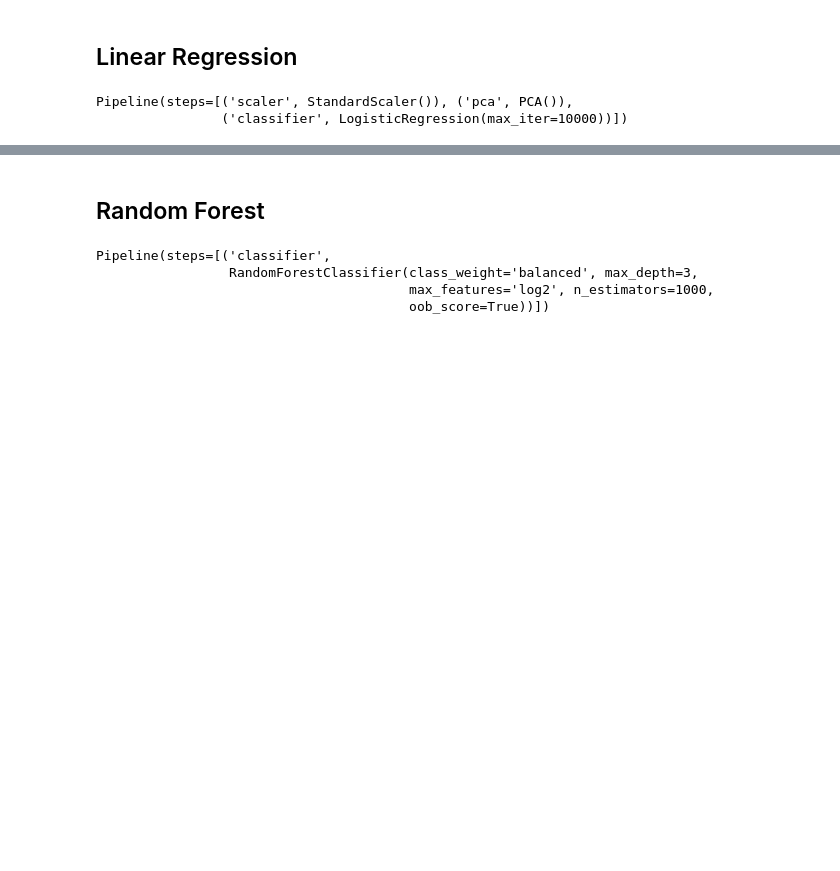
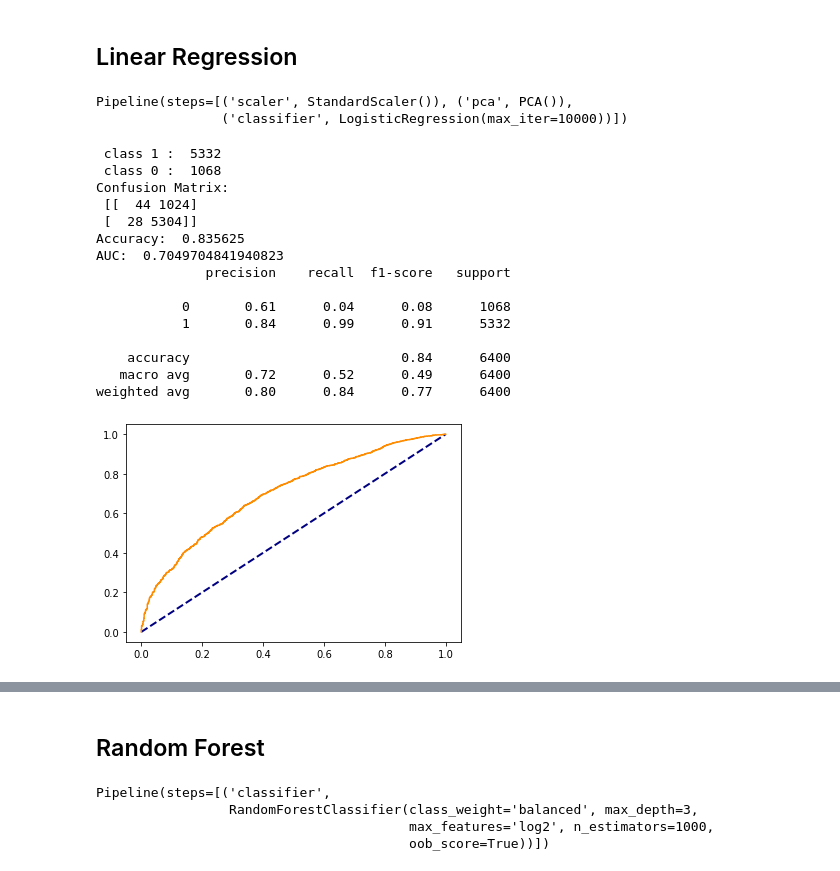
Before and after one commit to roger-yu-ds/assignment_1, a Jupyter notebook: notebooks/brackenrig_mark-12964298-week1_ensemble.ipynb, the cells around one changed output, grey strips where cells are left out. Saved outputs shown, nothing was run; the diff lists cells and outputs as text; code cells hidden in the pictures; blank space fills up the shorter version.

```diff
--- a/notebooks/brackenrig_mark-12964298-week1_ensemble.ipynb
+++ b/notebooks/brackenrig_mark-12964298-week1_ensemble.ipynb
@@ -80,6 +81,25 @@ lr_pipe.fit(X_train,y_train)
 # %% [output]
 Pipeline(steps=[('scaler', StandardScaler()), ('pca', PCA()),
                 ('classifier', LogisticRegression(max_iter=10000))])
+# %%
+visualize.classification_reports(lr_pipe,X_train,y_train)
+# %% [output]
+ class 1 :  5332
+ class 0 :  1068
+Confusion Matrix:
+ [[  44 1024]
+ [  28 5304]]
+Accuracy:  0.835625
+AUC:  0.7049704841940823
+              precision    recall  f1-score   support
+
+           0       0.61      0.04      0.08      1068
+           1       0.84      0.99      0.91      5332
+
+    accuracy                           0.84      6400
+   macro avg       0.72      0.52      0.49      6400
+weighted avg       0.80      0.84      0.77      6400
+[figure, added]
 # %%
 visualize.classification_reports(lr_pipe,X_val,y_val)
 # %% [output]
```
Also changed, not shown: parts of 18 cells of this notebook, 2 other files.
